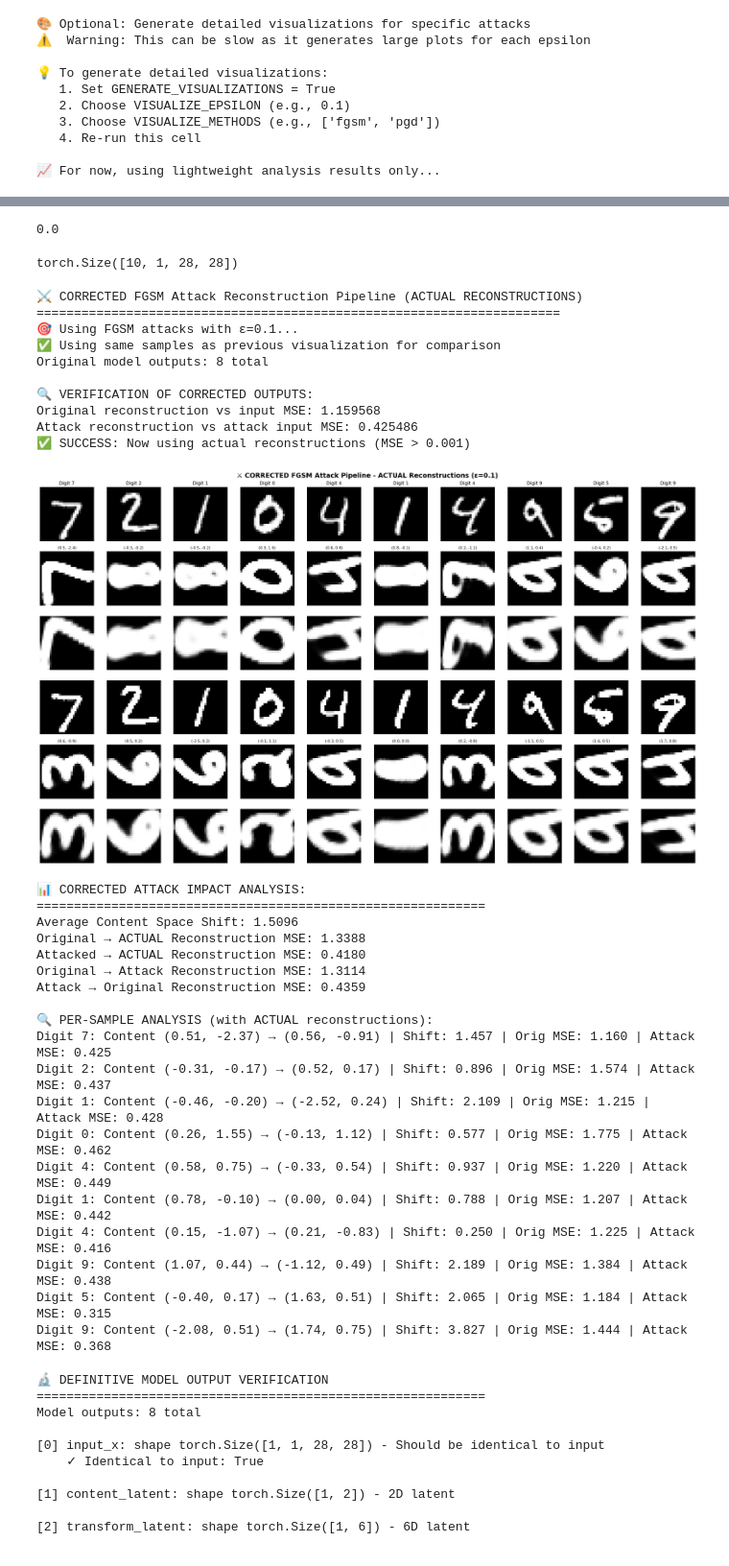
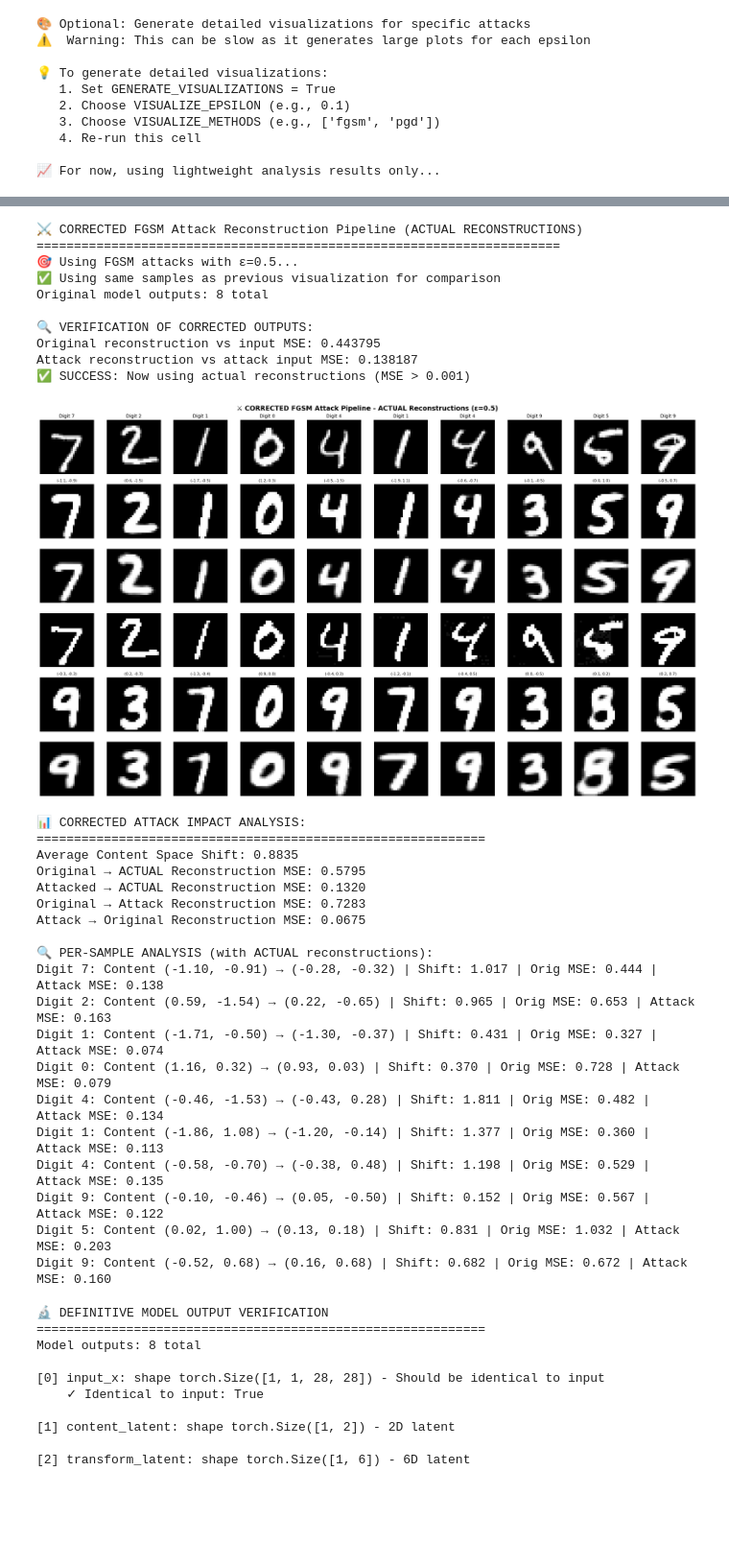
Before and after one commit to amplipy/adversAE, a Jupyter notebook: adversae/vae_training/affine/affine_adversarial_attack_analysis.ipynb, the cells around one changed output, grey strips where cells are left out. Shown: that part at 96% size. Drawn from its saved outputs; the diff is of its cells as text; code cells hidden in the pictures; blank space fills up the shorter version.

Commit message:
successful attack

```diff
--- a/adversae/vae_training/affine/affine_adversarial_attack_analysis.ipynb
+++ b/adversae/vae_training/affine/affine_adversarial_attack_analysis.ipynb
@@ -102,7 +102,7 @@ CONFIG = {
 
     # Model parameters
     'alpha': 1.0,
-    'beta': 0.008,
+    'beta': 0.01,
     'mixed_precision': False,
     'device_preference': 'cuda'
 }
@@ -268,7 +268,7 @@ print("Available models:")
 shared.list_saved_models()
 
 # Load your trained affine autoencoder
-model_file = "unified_8d_vae_unified_8d_vae_20250722_023104.pth"  # Update this!
+model_file = "unified_8d_vae_unified_8d_vae_20250724_143950.pth"  # Update this!
 
 print(f"Loading model: {model_file}")
 
@@ -1400,21 +1128,13 @@ Working viz uses: content_latents = model_output[1]
 
 Our orig_complete_recon is model_output[0]: False
 Our orig_content is model_output[1]: False
-# %%
-epsilon
-# %% [output]
-0.0
-# %%
-orig_images.shape
-# %% [output]
-torch.Size([10, 1, 28, 28])
 # %%
 # ⚔️ CORRECTED FGSM ATTACK VISUALIZATION - WITH ACTUAL RECONSTRUCTIONS!
 print("⚔️ CORRECTED FGSM Attack Reconstruction Pipeline (ACTUAL RECONSTRUCTIONS)")
 print("="*70)
 
 # Configuration
-epsilon = 0.1
+epsilon = 0.5
 num_samples = 10
 
 
@@ -1530,56 +1250,56 @@ content_shifts = torch.norm(attack_content - orig_content, dim=1)
 
 print(f"Average Content Space Shift: {content_shifts.mean():.4f}")
 print(f"Original → ACTUAL Reconstruction MSE: {orig_recon_mse.mean():.4f}")
 print(f"Attacked → ACTUAL Reconstruction MSE: {attack_recon_mse.mean():.4f}")
 
 # Cross-reconstruction analysis
 orig_to_attack_recon_mse = torch.mean((orig_images - attack_actual_recon) ** 2, dim=[1,2,3])
 attack_to_orig_recon_mse = torch.mean((fgsm_images - orig_actual_recon) ** 2, dim=[1,2,3])
 
 print(f"Original → Attack Reconstruction MSE: {orig_to_attack_recon_mse.mean():.4f}")
 print(f"Attack → Original Reconstruction MSE: {attack_to_orig_recon_mse.mean():.4f}")
 
 print(f"\n🔍 PER-SAMPLE ANALYSIS (with ACTUAL reconstructions):")
 for i in range(num_samples):
     digit = orig_labels[i].item()
     shift = content_shifts[i].item()
     orig_mse = orig_recon_mse[i].item()
     attack_mse = attack_recon_mse[i].item()
     orig_c = orig_content[i].cpu().numpy()
     attack_c = attack_content[i].cpu().numpy()
     print(f"Digit {digit}: Content ({orig_c[0]:.2f}, {orig_c[1]:.2f}) → ({attack_c[0]:.2f}, {attack_c[1]:.2f}) | "
           f"Shift: {shift:.3f} | Orig MSE: {orig_mse:.3f} | Attack MSE: {attack_mse:.3f}")
 # %% [output]
 ⚔️ CORRECTED FGSM Attack Reconstruction Pipeline (ACTUAL RECONSTRUCTIONS)
 ======================================================================
-🎯 Using FGSM attacks with ε=0.1...
+🎯 Using FGSM attacks with ε=0.5...
 ✅ Using same samples as previous visualization for comparison
 Original model outputs: 8 total
 
 🔍 VERIFICATION OF CORRECTED OUTPUTS:
-Original reconstruction vs input MSE: 1.159568
-Attack reconstruction vs attack input MSE: 0.425486
+Original reconstruction vs input MSE: 0.443795
+Attack reconstruction vs attack input MSE: 0.138187
 ✅ SUCCESS: Now using actual reconstructions (MSE > 0.001)
-[figure, old version]
+[figure, new version]
 📊 CORRECTED ATTACK IMPACT ANALYSIS:
 ============================================================
-Average Content Space Shift: 1.5096
-Original → ACTUAL Reconstruction MSE: 1.3388
-Attacked → ACTUAL Reconstruction MSE: 0.4180
-Original → Attack Reconstruction MSE: 1.3114
-Attack → Original Reconstruction MSE: 0.4359
+Average Content Space Shift: 0.8835
+Original → ACTUAL Reconstruction MSE: 0.5795
+Attacked → ACTUAL Reconstruction MSE: 0.1320
+Original → Attack Reconstruction MSE: 0.7283
+Attack → Original Reconstruction MSE: 0.0675
 
 🔍 PER-SAMPLE ANALYSIS (with ACTUAL reconstructions):
-Digit 7: Content (0.51, -2.37) → (0.56, -0.91) | Shift: 1.457 | Orig MSE: 1.160 | Attack MSE: 0.425
-Digit 2: Content (-0.31, -0.17) → (0.52, 0.17) | Shift: 0.896 | Orig MSE: 1.574 | Attack MSE: 0.437
-Digit 1: Content (-0.46, -0.20) → (-2.52, 0.24) | Shift: 2.109 | Orig MSE: 1.215 | Attack MSE: 0.428
-Digit 0: Content (0.26, 1.55) → (-0.13, 1.12) | Shift: 0.577 | Orig MSE: 1.775 | Attack MSE: 0.462
-Digit 4: Content (0.58, 0.75) → (-0.33, 0.54) | Shift: 0.937 | Orig MSE: 1.220 | Attack MSE: 0.449
-Digit 1: Content (0.78, -0.10) → (0.00, 0.04) | Shift: 0.788 | Orig MSE: 1.207 | Attack MSE: 0.442
-Digit 4: Content (0.15, -1.07) → (0.21, -0.83) | Shift: 0.250 | Orig MSE: 1.225 | Attack MSE: 0.416
-Digit 9: Content (1.07, 0.44) → (-1.12, 0.49) | Shift: 2.189 | Orig MSE: 1.384 | Attack MSE: 0.438
-Digit 5: Content (-0.40, 0.17) → (1.63, 0.51) | Shift: 2.065 | Orig MSE: 1.184 | Attack MSE: 0.315
-Digit 9: Content (-2.08, 0.51) → (1.74, 0.75) | Shift: 3.827 | Orig MSE: 1.444 | Attack MSE: 0.368
+Digit 7: Content (-1.10, -0.91) → (-0.28, -0.32) | Shift: 1.017 | Orig MSE: 0.444 | Attack MSE: 0.138
+Digit 2: Content (0.59, -1.54) → (0.22, -0.65) | Shift: 0.965 | Orig MSE: 0.653 | Attack MSE: 0.163
+Digit 1: Content (-1.71, -0.50) → (-1.30, -0.37) | Shift: 0.431 | Orig MSE: 0.327 | Attack MSE: 0.074
+Digit 0: Content (1.16, 0.32) → (0.93, 0.03) | Shift: 0.370 | Orig MSE: 0.728 | Attack MSE: 0.079
+Digit 4: Content (-0.46, -1.53) → (-0.43, 0.28) | Shift: 1.811 | Orig MSE: 0.482 | Attack MSE: 0.134
+Digit 1: Content (-1.86, 1.08) → (-1.20, -0.14) | Shift: 1.377 | Orig MSE: 0.360 | Attack MSE: 0.113
+Digit 4: Content (-0.58, -0.70) → (-0.38, 0.48) | Shift: 1.198 | Orig MSE: 0.529 | Attack MSE: 0.135
+Digit 9: Content (-0.10, -0.46) → (0.05, -0.50) | Shift: 0.152 | Orig MSE: 0.567 | Attack MSE: 0.122
+Digit 5: Content (0.02, 1.00) → (0.13, 0.18) | Shift: 0.831 | Orig MSE: 1.032 | Attack MSE: 0.203
+Digit 9: Content (-0.52, 0.68) → (0.16, 0.68) | Shift: 0.682 | Orig MSE: 0.672 | Attack MSE: 0.160
 # %%
 # 🔬 DEFINITIVE MODEL OUTPUT VERIFICATION
 print("🔬 DEFINITIVE MODEL OUTPUT VERIFICATION")
```
Also changed, not shown: parts of 21 cells of this notebook, 4 other files.
